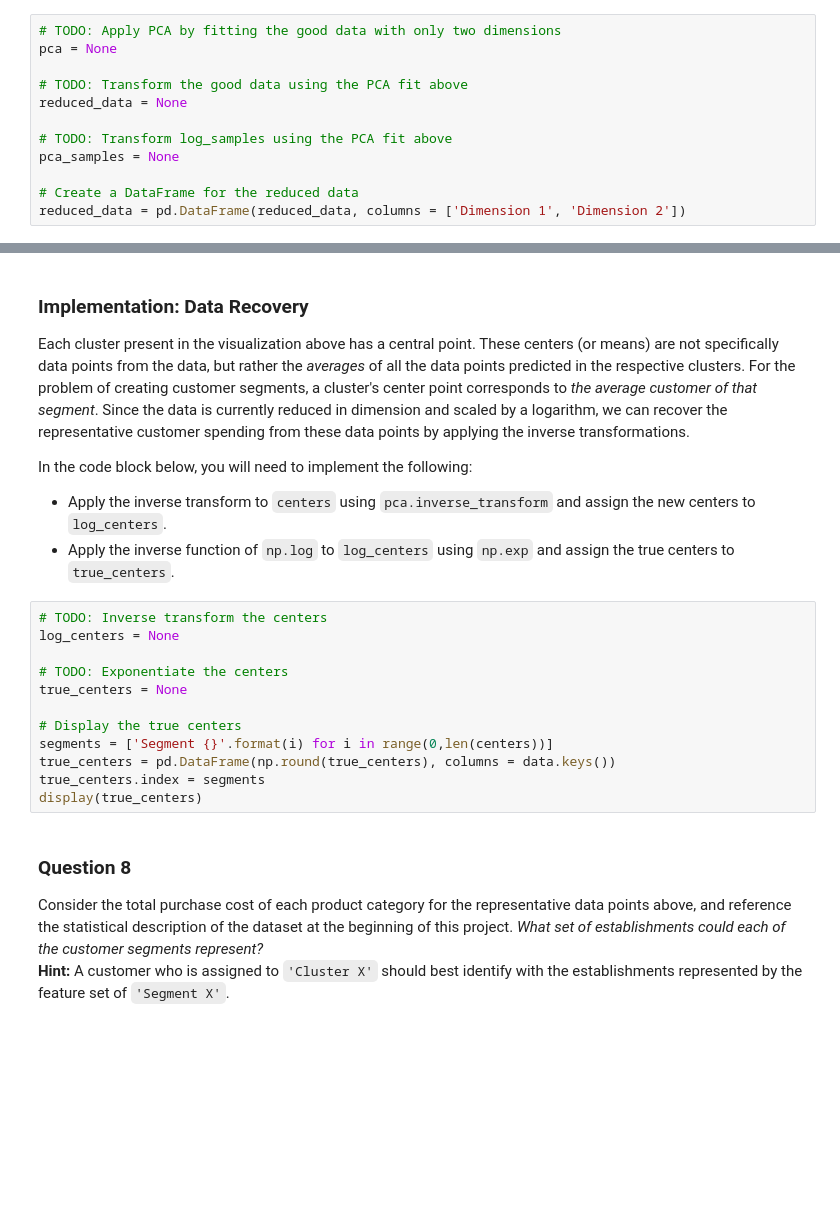
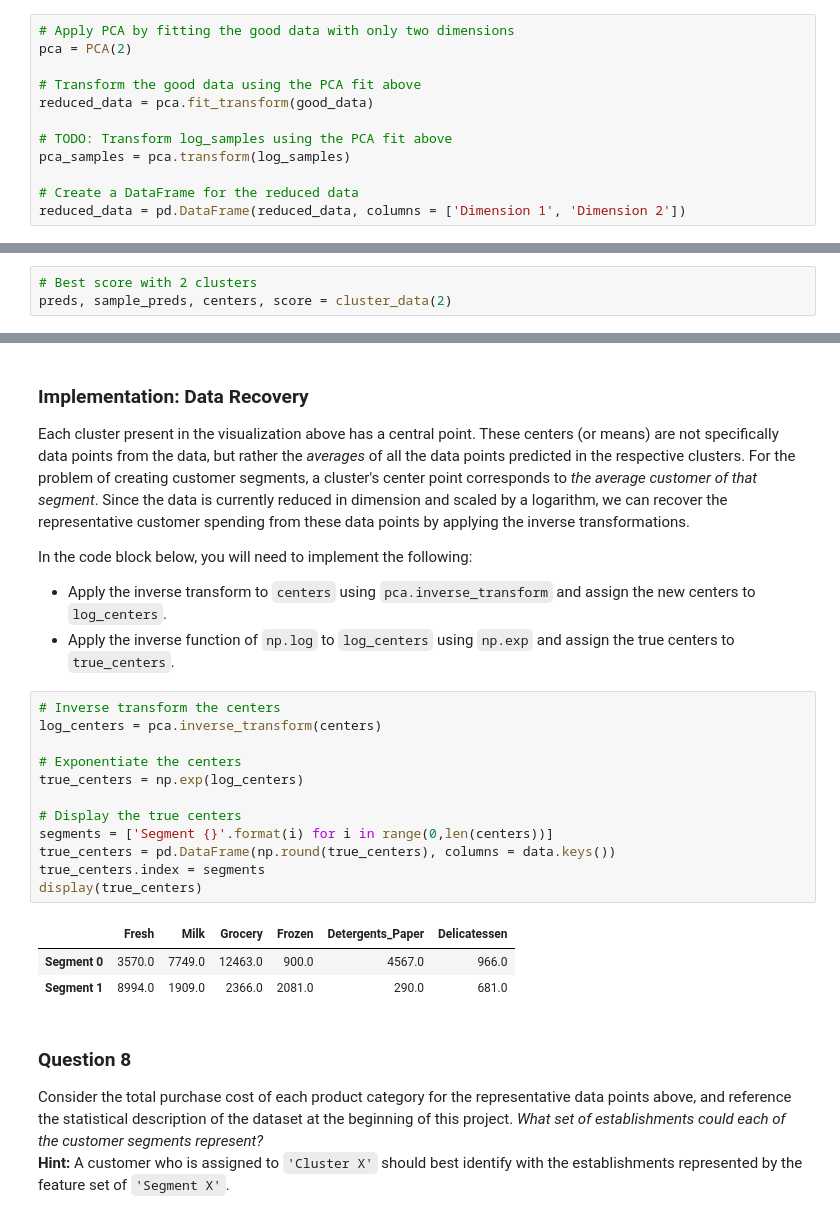
Before and after one commit to ajmaradiaga/MLND-CustomerSegments, a Jupyter notebook: customer_segments.ipynb, the cells around one changed output, grey strips where cells are left out. Drawn from its saved outputs; the diff is of its cells as text; blank space fills up the shorter version.

```diff
--- a/customer_segments.ipynb
+++ b/customer_segments.ipynb
@@ -356,14 +375,14 @@ In the code block below, you will need to implement the following:
  - Apply a PCA transformation of `good_data` using `pca.transform`, and assign the results to `reduced_data`.
  - Apply a PCA transformation of `log_samples` using `pca.transform`, and assign the results to `pca_samples`.
 # %%
-# TODO: Apply PCA by fitting the good data with only two dimensions
-pca = None
+# Apply PCA by fitting the good data with only two dimensions
+pca = PCA(2)
 
-# TODO: Transform the good data using the PCA fit above
-reduced_data = None
+# Transform the good data using the PCA fit above
+reduced_data = pca.fit_transform(good_data)
 
 # TODO: Transform log_samples using the PCA fit above
-pca_samples = None
+pca_samples = pca.transform(log_samples)
 
 # Create a DataFrame for the reduced data
 reduced_data = pd.DataFrame(reduced_data, columns = ['Dimension 1', 'Dimension 2'])
@@ -424,0 +487,3 @@ score = None
+# %%
+# Best score with 2 clusters
+preds, sample_preds, centers, score = cluster_data(2)
@@ -441,17 +511,21 @@ In the code block below, you will need to implement the following:
  - Apply the inverse transform to `centers` using `pca.inverse_transform` and assign the new centers to `log_centers`.
  - Apply the inverse function of `np.log` to `log_centers` using `np.exp` and assign the true centers to `true_centers`.
 # %%
-# TODO: Inverse transform the centers
-log_centers = None
+# Inverse transform the centers
+log_centers = pca.inverse_transform(centers)
 
-# TODO: Exponentiate the centers
-true_centers = None
+# Exponentiate the centers
+true_centers = np.exp(log_centers)
 
 # Display the true centers
 segments = ['Segment {}'.format(i) for i in range(0,len(centers))]
 true_centers = pd.DataFrame(np.round(true_centers), columns = data.keys())
 true_centers.index = segments
 display(true_centers)
+# %% [output]
+|  | Fresh | Milk | Grocery | Frozen | Detergents_Paper | Delicatessen |
+| Segment 0 | 3570.0 | 7749.0 | 12463.0 | 900.0 | 4567.0 | 966.0 |
+| Segment 1 | 8994.0 | 1909.0 | 2366.0 | 2081.0 | 290.0 | 681.0 |
 # %% [markdown]
 ### Question 8
 Consider the total purchase cost of each product category for the representative data points above, and reference the statistical description of the dataset at the beginning of this project. *What set of establishments could each of the customer segments represent?*
```
Also changed, not shown: parts of 24 cells of this notebook.
